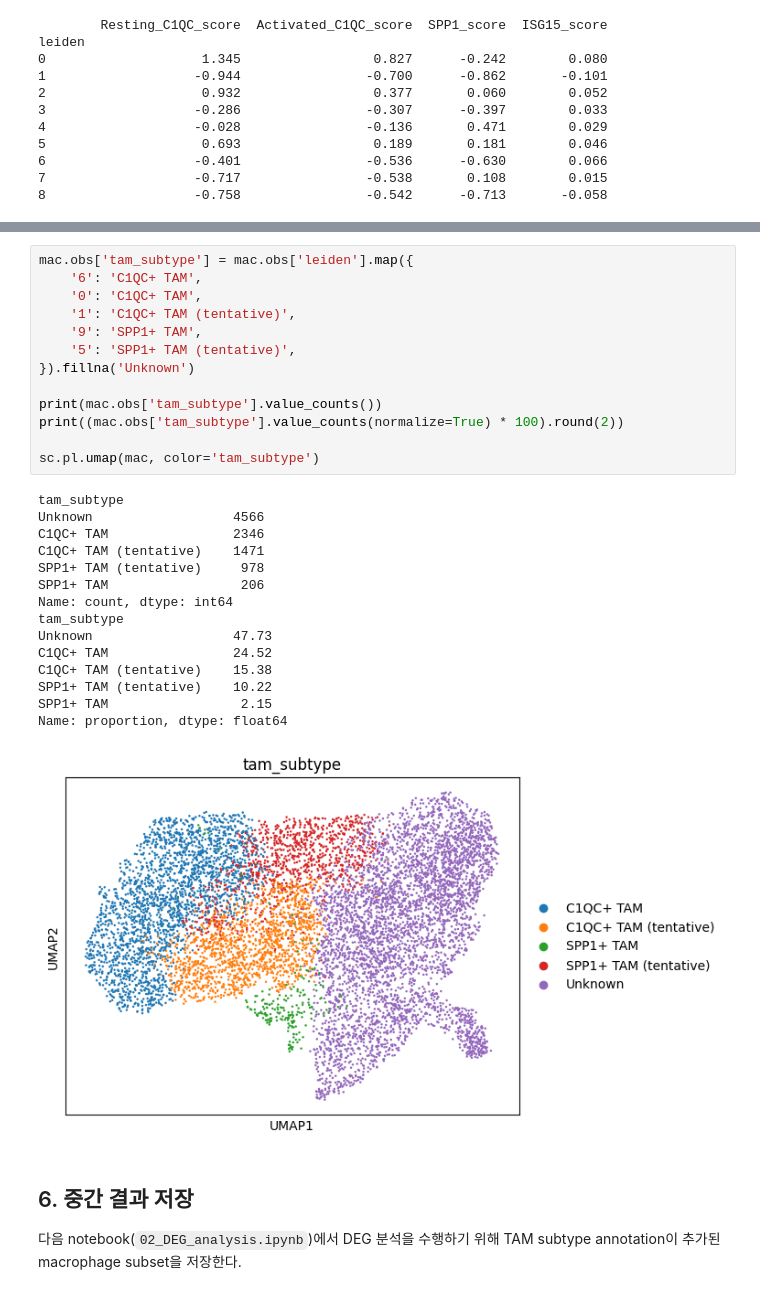
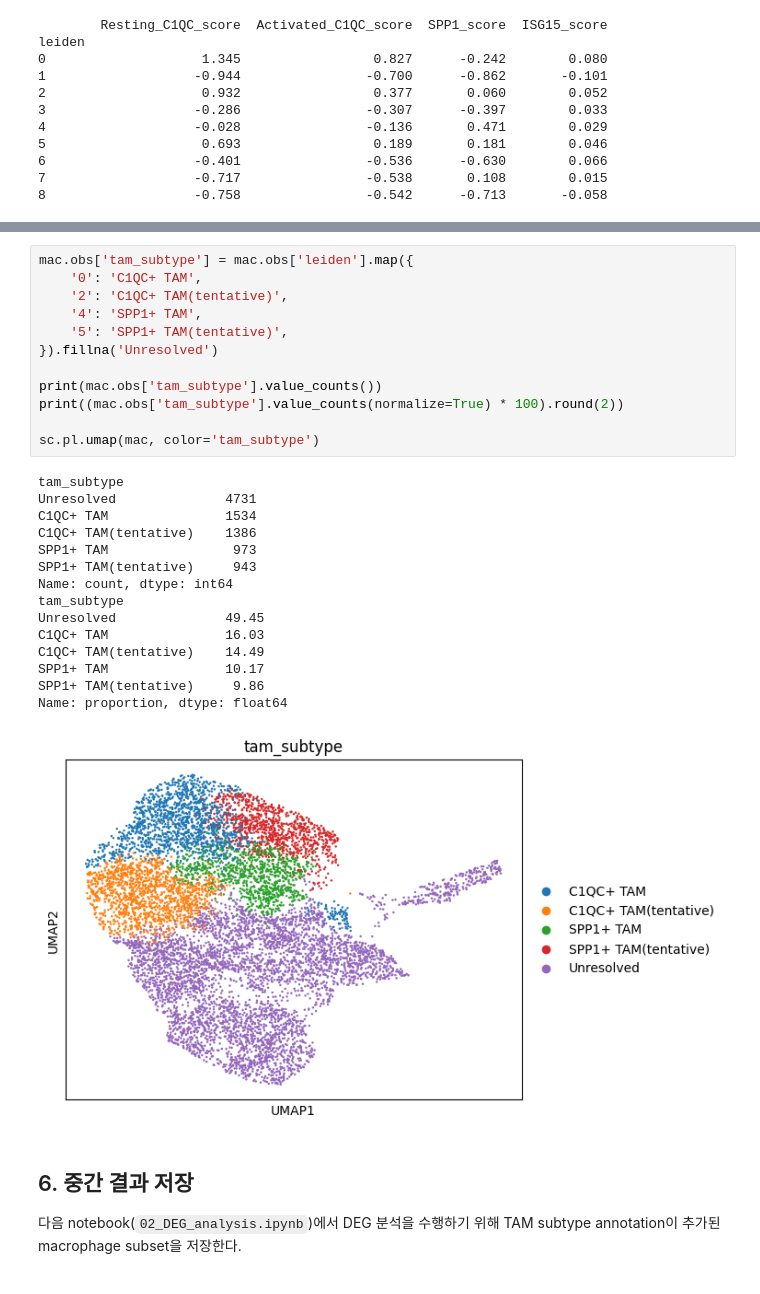
Before and after one commit to boeun02/scRNA-seq-Cancer-Immunology-Analysis, a Jupyter notebook: phase2_analysis/01_myeloid_subset.ipynb, the cells around one changed output, grey strips where cells are left out. Saved outputs shown, nothing was run; the diff lists cells and outputs as text.

```diff
--- a/phase2_analysis/01_myeloid_subset.ipynb
+++ b/phase2_analysis/01_myeloid_subset.ipynb
@@ -676,32 +706,31 @@ Unresolved (2, 3, 4, 7, 8)
 # %%
 mac.obs['tam_subtype'] = mac.obs['leiden'].map({
-    '6': 'C1QC+ TAM',
     '0': 'C1QC+ TAM',
-    '1': 'C1QC+ TAM (tentative)',
-    '9': 'SPP1+ TAM',
-    '5': 'SPP1+ TAM (tentative)',
-}).fillna('Unknown')
+    '2': 'C1QC+ TAM(tentative)',
+    '4': 'SPP1+ TAM',
+    '5': 'SPP1+ TAM(tentative)',
+}).fillna('Unresolved')
 
 print(mac.obs['tam_subtype'].value_counts())
 print((mac.obs['tam_subtype'].value_counts(normalize=True) * 100).round(2))
 
 sc.pl.umap(mac, color='tam_subtype')
 # %% [output]
 tam_subtype
-Unknown                  4566
-C1QC+ TAM                2346
-C1QC+ TAM (tentative)    1471
-SPP1+ TAM (tentative)     978
-SPP1+ TAM                 206
+Unresolved              4731
+C1QC+ TAM               1534
+C1QC+ TAM(tentative)    1386
+SPP1+ TAM                973
+SPP1+ TAM(tentative)     943
 Name: count, dtype: int64
 tam_subtype
-Unknown                  47.73
-C1QC+ TAM                24.52
-C1QC+ TAM (tentative)    15.38
-SPP1+ TAM (tentative)    10.22
-SPP1+ TAM                 2.15
+Unresolved              49.45
+C1QC+ TAM               16.03
+C1QC+ TAM(tentative)    14.49
+SPP1+ TAM               10.17
+SPP1+ TAM(tentative)     9.86
 Name: proportion, dtype: float64
-[figure, old version]
+[figure, new version]
 # %% [markdown]
 ## 6. 중간 결과 저장
 
```
Also changed, not shown: parts of 4 cells of this notebook.
